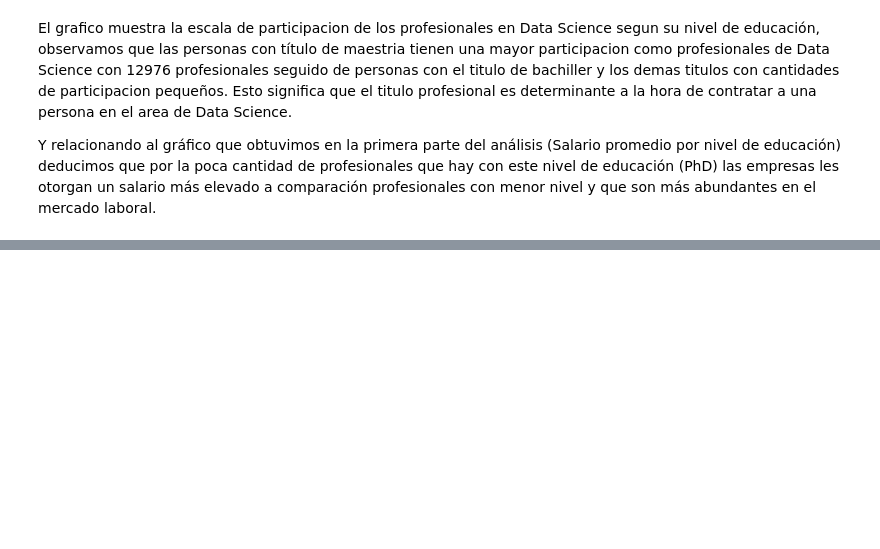
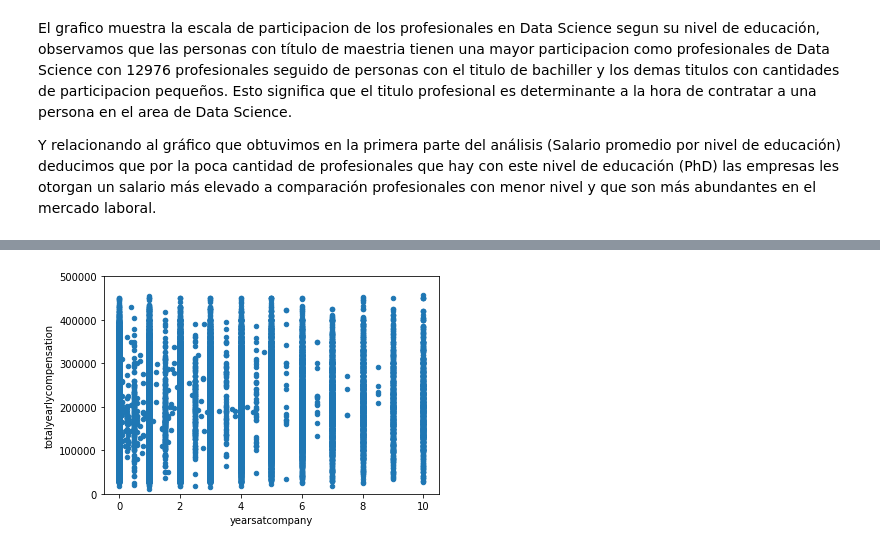
Before and after one commit to joevilla96/-DataProyect, a Jupyter notebook: src/EDA1.ipynb, the cells around one changed output, grey strips where cells are left out. Saved outputs shown, nothing was run; the diff lists cells and outputs as text; code cells hidden in the pictures; blank space fills up the shorter version.

```diff
--- a/src/EDA1.ipynb
+++ b/src/EDA1.ipynb
@@ -179,0 +174,6 @@ Y relacionando al gráfico que obtuvimos en la primera parte del análisis (Sala
+# %%
+#Primero declara una variable var que contenga los años de experiencia
+var = 'yearsatcompany'
+# %%
+data = pd.concat([df['totalyearlycompensation'],df[var]], axis=1)
+data.head()
@@ -179,0 +187,4 @@ Y relacionando al gráfico que obtuvimos en la primera parte del análisis (Sala
+# %%
+data.plot.scatter(x=var, y='totalyearlycompensation', ylim=(0,500000));
+# %% [output]
+[figure, added]
```
Also changed, not shown: parts of 34 cells of this notebook.
